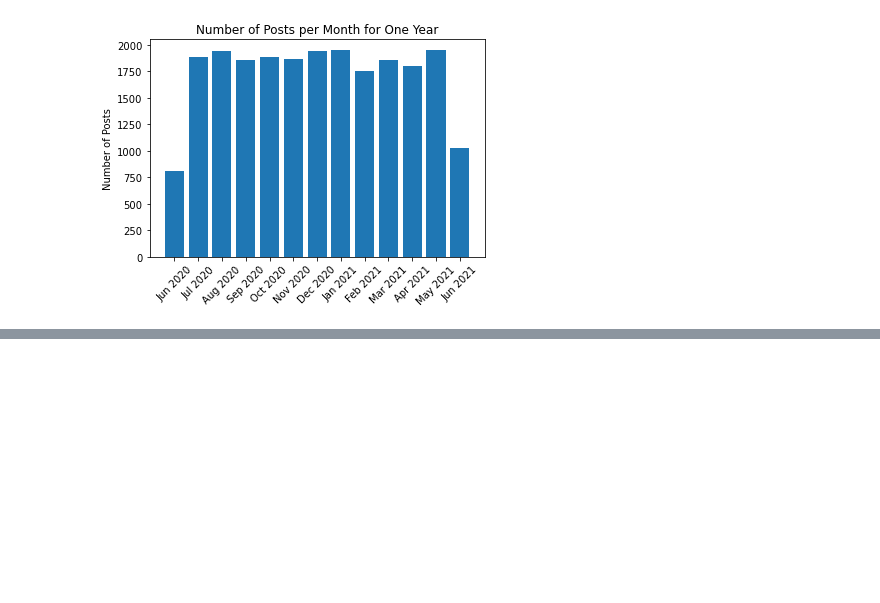
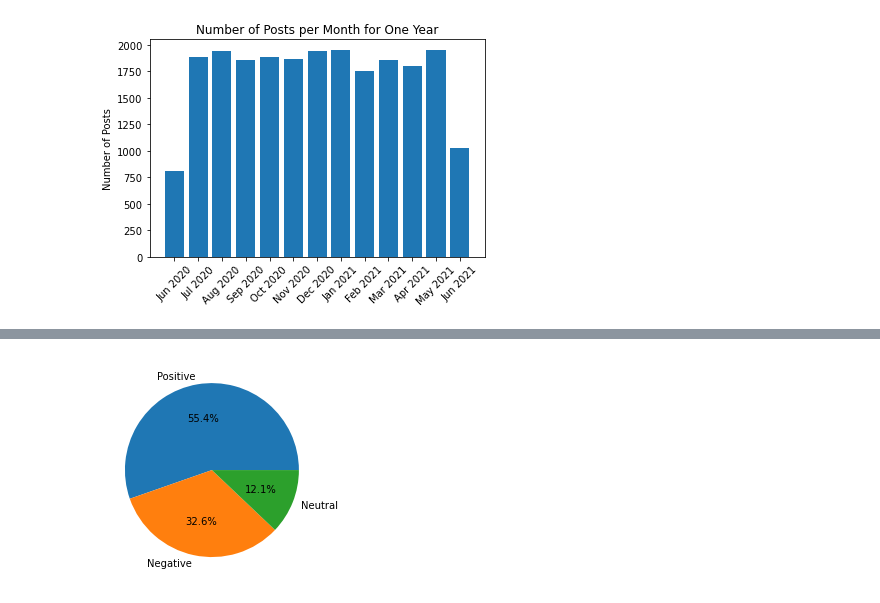
Before and after one commit to AnthonyCusi/Accenture-Virtual-Internship, a Jupyter notebook: acenture_data.ipynb, the cells around one changed output, grey strips where cells are left out. Cells and saved outputs as stored; diff of their text form; code cells hidden in the pictures; blank space fills up the shorter version.

Commit message:
Added sentiment breakdown by category

```diff
--- a/acenture_data.ipynb
+++ b/acenture_data.ipynb
@@ -362,0 +366,7 @@ plt.show()
+# %%
+animal_posts = data[data['Category'] == 'Animals']
+science_posts = data[data['Category'] == 'Science']
+
+labels = ['Positive', 'Negative', 'Neutral']
+
+animal_posts
@@ -362,0 +387,5 @@ plt.show()
+# %%
+plt.pie(animal_posts['Sentiment'].value_counts(), labels = labels, autopct='%0.1f%%')
+plt.show()
+# %% [output]
+[figure, added]
```
Also changed, not shown: parts of 4 cells of this notebook.
